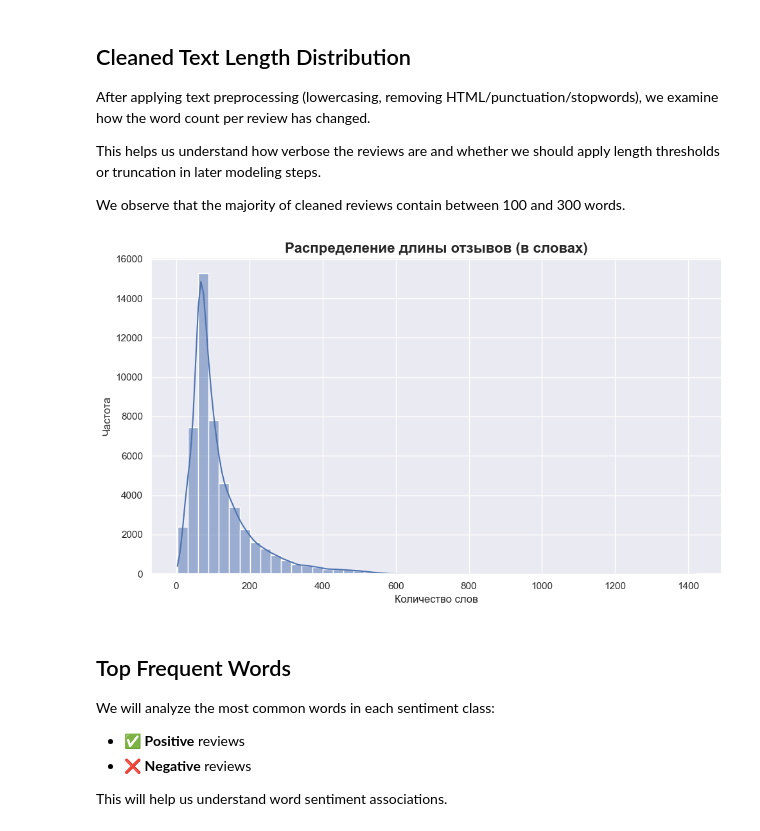
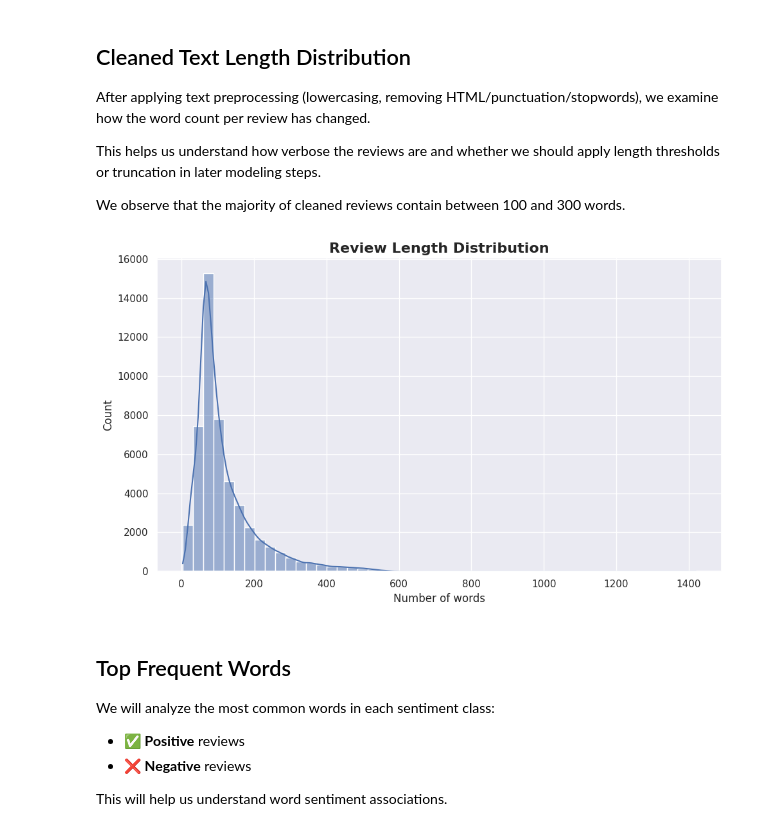
Before and after one commit to SuperYanka/imdb-sentiment-analysis-nlp, a Jupyter notebook: notebooks/EDA_kaggle.ipynb, the cells around one changed output. Drawn from its saved outputs; the diff is of its cells as text; code cells hidden in the pictures.

Commit message:
Kaggle Notebook | IMDB Sentiment Analysis with TF-IDF & Word2Vec | Version 1

```diff
--- a/notebooks/EDA_kaggle.ipynb
+++ b/notebooks/EDA_kaggle.ipynb
@@ -38,7 +38,7 @@ Let’s take a look at the basic structure of the dataset:
 - missing values
 - class balance
 # %%
-df = pd.read_csv('../data/IMDB Dataset.csv')
+df = pd.read_csv('/kaggle/input/imdb-dataset-of-50k-movie-reviews/IMDB Dataset.csv')
 df.head(10)
 # %% [output]
 |  | review | sentiment |
@@ -161,13 +161,12 @@ We observe that the majority of cleaned reviews contain between 100 and 300 word
 # %%
 plt.figure(figsize=(10, 6))
 sns.histplot(df['review_length'], bins=50, kde=True)
-plt.title('Распределение длины отзывов (в словах)', fontsize=16, fontweight='bold')
-plt.xlabel('Количество слов')
-plt.ylabel('Частота')
+plt.title('Review Length Distribution', fontsize=16, fontweight='bold')
+plt.xlabel('Number of words')
 plt.tight_layout()
-plt.savefig('../plots/review_length_distribution.png')
+plt.show()
 # %% [output]
-[figure, old version]
+[figure, new version]
 # %% [markdown]
 ## Top Frequent Words
 
```
Also changed, not shown: parts of 7 cells of this notebook.
